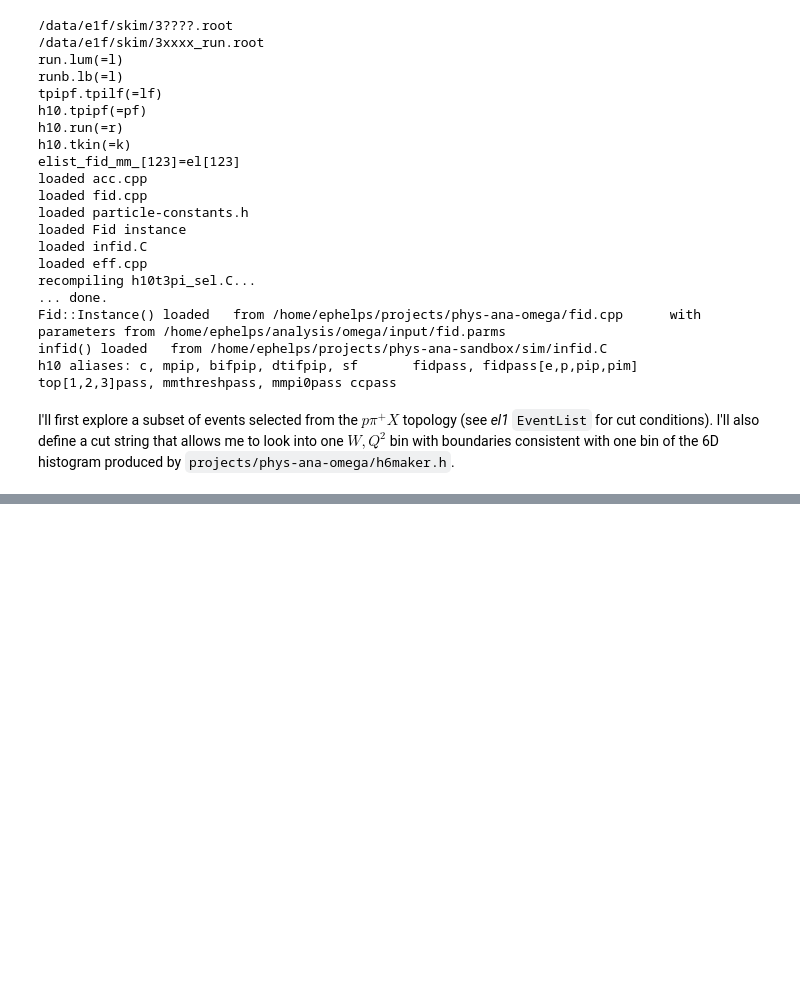
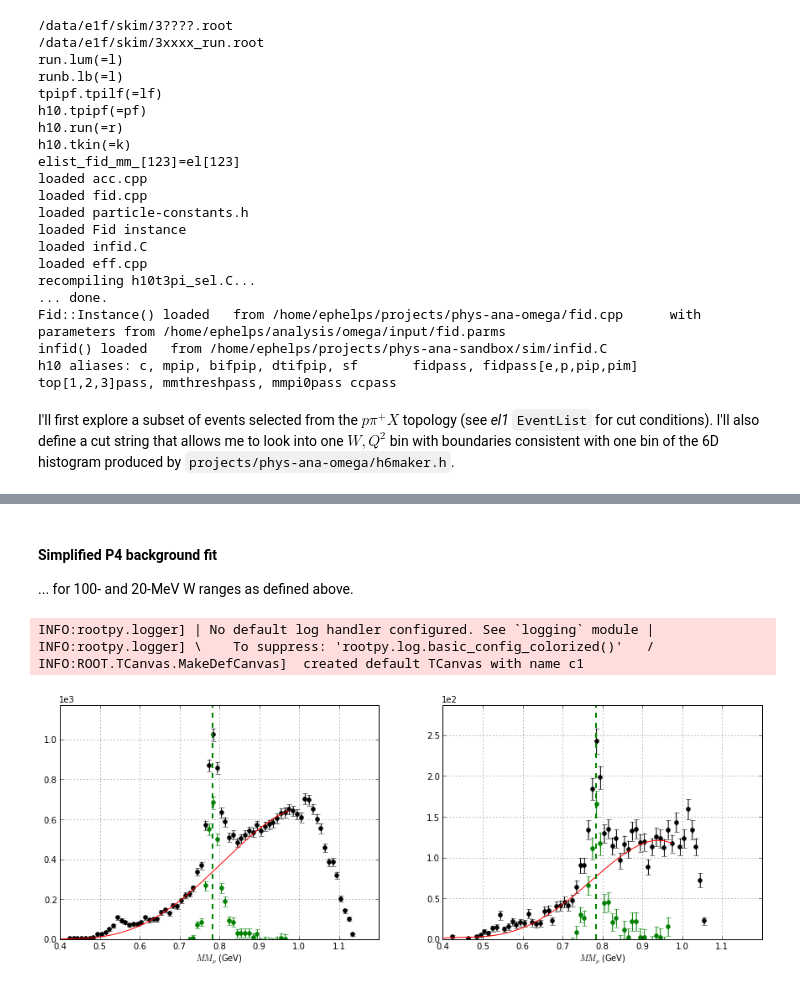
Before and after one commit to evan-phelps/phys-ana-omega, a Jupyter notebook: python/data_skimmed.ipynb, the cells around one changed output, grey strips where cells are left out. Cells and saved outputs as stored; diff of their text form; code cells hidden in the pictures; blank space fills up the shorter version.

```diff
--- a/python/data_skimmed.ipynb
+++ b/python/data_skimmed.ipynb
@@ -80,0 +158,65 @@ hang_100MeV = rh1('ct:phi', cut_5bins, 'hang_5bins', binning=(19, -pi, pi, 13, -
+# %%
+etarange = (0.5, 0.6)
+omegarange = (0.74, 0.85)
+fitrange = (0.4, 0.975)
+fbgskip = [etarange, omegarange]
+# %%
+def fitbg(h):
+    # get function with fbgskip regions neglected in fit
+    bgwrapper = RejectWrapper(r.TF1('fbg', 'pol4', 0.4, 1.2), fbgskip)
+    fbgrej = bgwrapper.newtf1
+    fbg = bgwrapper.tf1
+    h.Fit(fbgrej, '', '', *fitrange)
+    # get yaxis maximum
+    r.gPad.Update()
+    ymax = r.gPad.GetFrame().GetY2()
+    #lines at edges of skip-ranges
+    vlines = [r.TLine(x,0,x,ymax) for x in it.chain(*fbgskip)]
+    for l in vlines: l.Draw()
+    r.gPad.Update()
+    return fbg
+# %% [markdown]
+#### Simplified P4 background fit
+
+... for 100- and 20-MeV W ranges as defined above.
+# %%
+xs = pl.arange(0.4, 0.975, 0.001)
+fbg_100 = fitbg(hmmp_100MeV)
+ys = pl.array([fbg_100.Eval(x) for x in xs])
+fig = draw(hmmp_100MeV, 2, 1, 1, figsize=(15, 5))
+plot(xs, ys, linewidth=1.0, color='red')
+plt.axvline(0.783, color='g', lw=2.0, ls='dashed')
+hmmp_100MeV_bgs = asrootpy(hmmp_100MeV.Clone('hmmp_100MeV_bgs'))
+hmmp_100MeV_bgs.Add(fbg_100, -1)
+for b in it.chain(*[range(hmmp_100MeV.FindBin(0.975), hmmp_100MeV.GetNbinsX()+1),
+                    range(1, hmmp_100MeV.FindBin(0.723))]):
+    hmmp_100MeV_bgs.SetBinContent(b,0)
+    hmmp_100MeV_bgs.SetBinError(b,0)
+hmmp_100MeV_bgs.markercolor = 'green'
+hmmp_100MeV_bgs.linecolor = 'green'
+fig = draw(hmmp_100MeV_bgs, 2, 1, 1, fig)
+
+fbg_20 = fitbg(hmmp_20MeV)
+ys = pl.array([fbg_20.Eval(x) for x in xs])
+fig = draw(hmmp_20MeV, 2, 1, 2, fig)
+plot(xs, ys, linewidth=1.0, color='red')
+plt.axvline(0.783, color='g', lw=2.0, ls='dashed')
+hmmp_20MeV_bgs = asrootpy(hmmp_20MeV.Clone('hmmp_20MeV_bgs'))
+hmmp_20MeV_bgs.Add(fbg_20, -1)
+for b in it.chain(*[range(hmmp_20MeV.FindBin(0.975), hmmp_20MeV.GetNbinsX()+1),
+                    range(1, hmmp_20MeV.FindBin(0.723))]):
+    hmmp_20MeV_bgs.SetBinContent(b,0)
+    hmmp_20MeV_bgs.SetBinError(b,0)
+hmmp_20MeV_bgs.markercolor = 'green'
+hmmp_20MeV_bgs.linecolor = 'green'
+fig = draw(hmmp_20MeV_bgs, 2, 1, 2, fig)
+for ax in fig.axes:
+    ax.grid(True)
+    ax.set_autoscaley_on(False)
+    ax.set_ylim([0,ax.get_ylim()[1]])
+    ax.set_xlabel('$MM_{p}$ (GeV)')
+# %% [output]
+INFO:rootpy.logger] | No default log handler configured. See `logging` module |
+INFO:rootpy.logger] \    To suppress: 'rootpy.log.basic_config_colorized()'   /
+INFO:ROOT.TCanvas.MakeDefCanvas]  created default TCanvas with name c1
+[figure, added]
```
Also changed, not shown: parts of 44 cells of this notebook, 7 other files.
